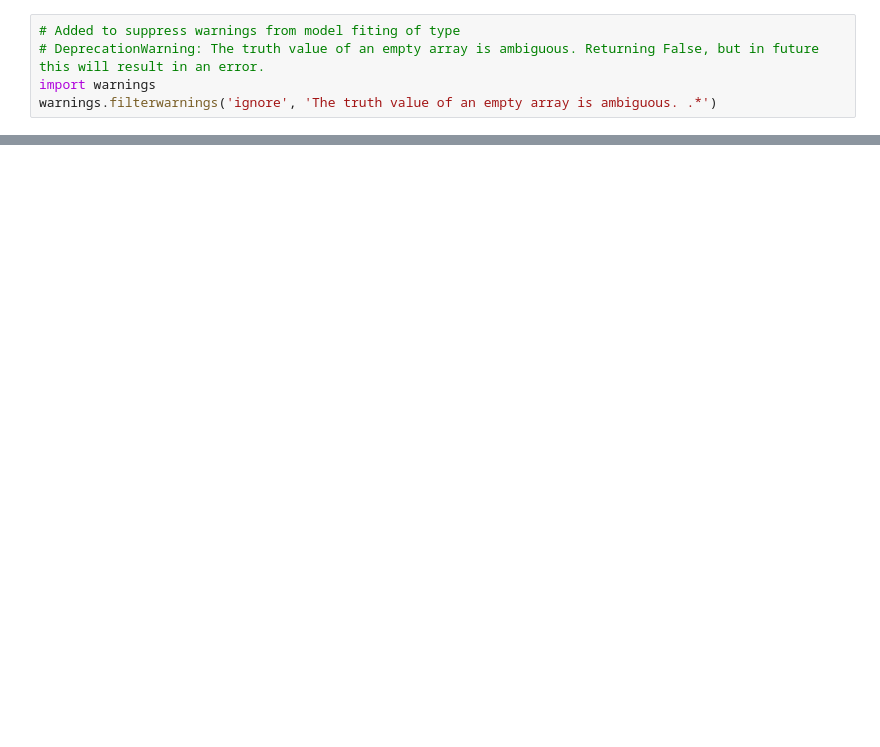
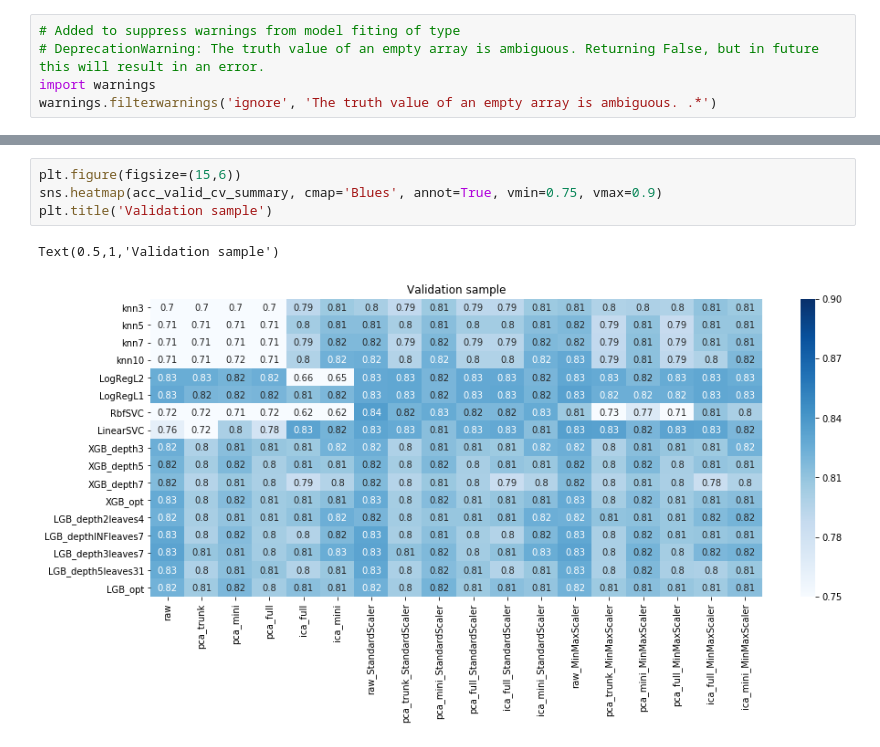
Before and after one commit to mlisovyi/TitanicSurvivalGuide, a Jupyter notebook: Model_Comparison.ipynb, the cells around one changed output, grey strips where cells are left out. Saved outputs shown, nothing was run; the diff lists cells and outputs as text; blank space fills up the shorter version.

```diff
--- a/Model_Comparison.ipynb
+++ b/Model_Comparison.ipynb
@@ -124,0 +209,7 @@ Text(0.5,1,'Train sample')
+# %%
+plt.figure(figsize=(15,6))
+sns.heatmap(acc_valid_cv_summary, cmap='Blues', annot=True, vmin=0.75, vmax=0.9)
+plt.title('Validation sample')
+# %% [output]
+Text(0.5,1,'Validation sample')
+[figure, added]
```
Also changed, not shown: parts of 15 cells of this notebook.
